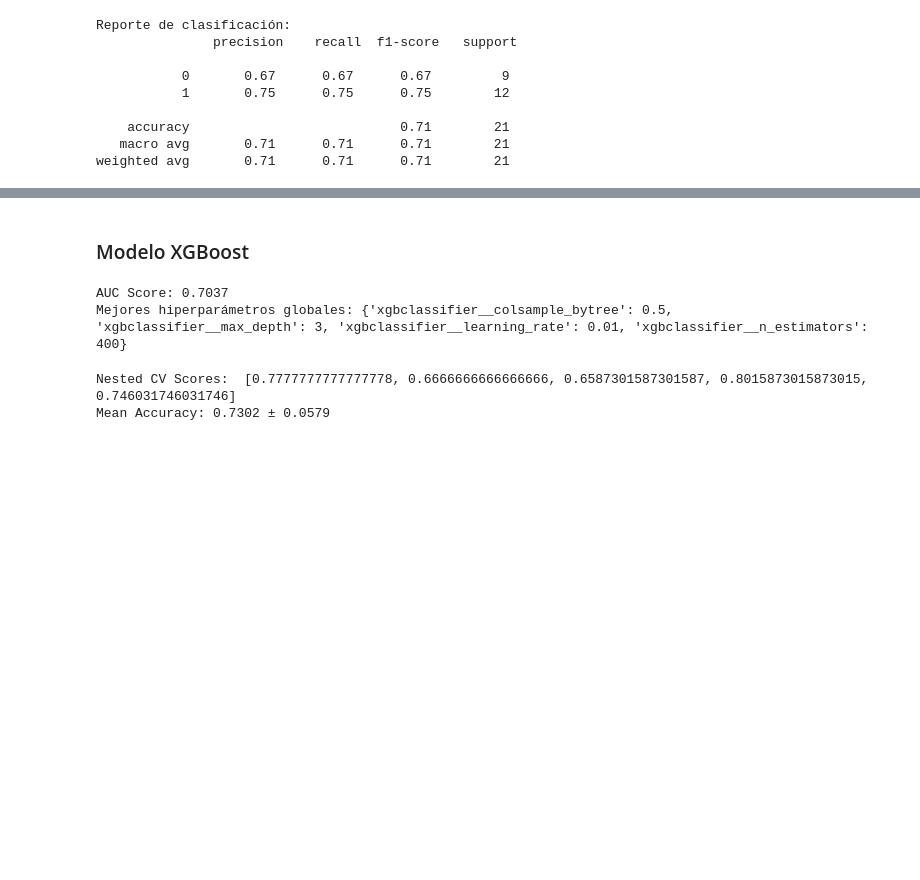
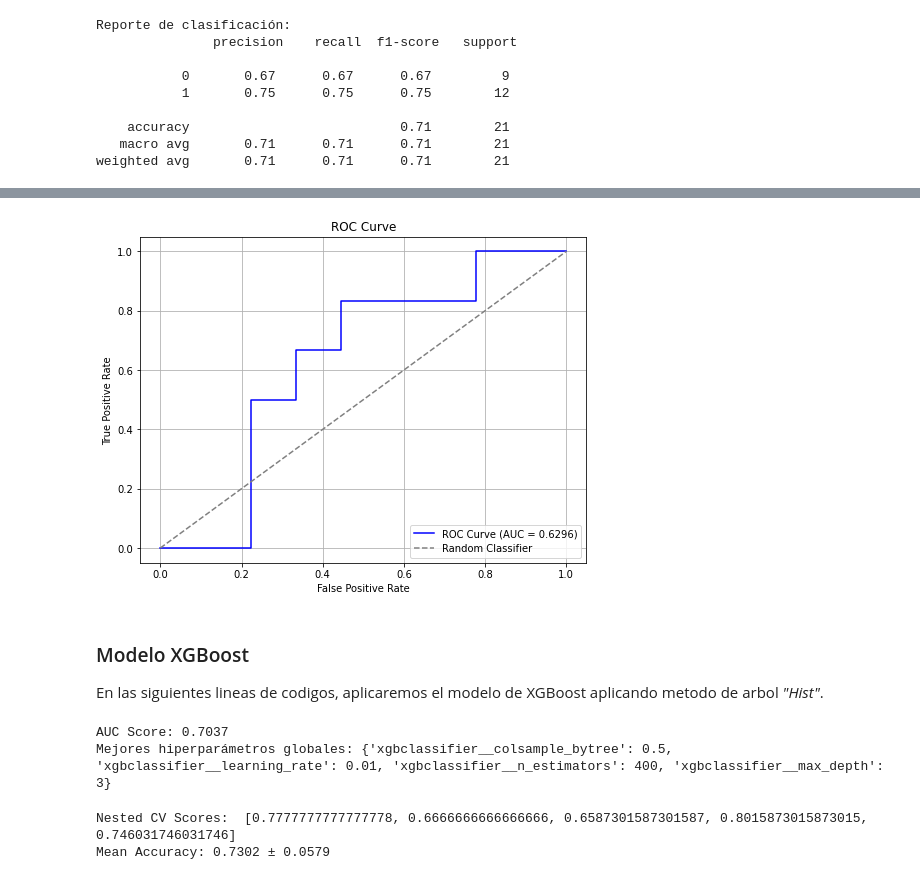
Before and after one commit to Iaibanez/jbook_ml202510, a Jupyter notebook: _sources/ML_Models.ipynb, the cells around one changed output, grey strips where cells are left out. Drawn from its saved outputs; the diff is of its cells as text; code cells hidden in the pictures; blank space fills up the shorter version.

```diff
--- a/_sources/ML_Models.ipynb
+++ b/_sources/ML_Models.ipynb
@@ -474,5 +542,27 @@ weighted avg       0.62      0.62      0.62        21
-# %% [markdown]
-### Modelo XGBoost
+# %%
+# Calcular puntos de la curva ROC
+fpr, tpr, thresholds = roc_curve(all_y_true, all_y_scores)
+
+# Graficar la curva ROC
+plt.figure(figsize=(8, 6))
+plt.plot(fpr, tpr, color='blue', label=f'ROC Curve (AUC = {auc_score:.4f})')
+plt.plot([0, 1], [0, 1], color='gray', linestyle='--', label='Random Classifier')
+plt.xlabel('False Positive Rate')
+plt.ylabel('True Positive Rate')
+plt.title('ROC Curve')
+plt.legend(loc='lower right')
+plt.grid(True)
+plt.show()
+
+# Calcular AUC
+auc_score = roc_auc_score(all_y_true, all_y_scores)
+print(f"AUC Score: {auc_score:.4f}")
+# %% [output]
+[figure, added]
+# %% [markdown]
+### Modelo XGBoost
+
+En las siguientes lineas de codigos, aplicaremos el modelo de XGBoost aplicando metodo de arbol *"Hist"*.
 # %%
 from xgboost import XGBClassifier  # Para clasificación
 
@@ -533,17 +623,13 @@ for train_idx, test_idx in cv_outer.split(X, y):
 best_overall_params = Counter(best_params_list).most_common(1)[0][0]
 best_overall_params = dict(best_overall_params)  # Convertimos de nuevo a diccionario
 
-# Calcular AUC
-auc_score = roc_auc_score(all_y_true, all_y_scores)
-print(f"AUC Score: {auc_score:.4f}")
-
 # Eliminamos los prefijos
-best_params = {k.replace("kneighborsclassifier__", ""): v for k, v in best_overall_params.items()}
+best_params = {k.replace("xgbclassifierr__", ""): v for k, v in best_overall_params.items()}
 
 print("Mejores hiperparámetros globales:", best_params)
 # %% [output]
 AUC Score: 0.7037
-Mejores hiperparámetros globales: {'xgbclassifier__colsample_bytree': 0.5, 'xgbclassifier__max_depth': 3, 'xgbclassifier__learning_rate': 0.01, 'xgbclassifier__n_estimators': 400}
+Mejores hiperparámetros globales: {'xgbclassifier__colsample_bytree': 0.5, 'xgbclassifier__learning_rate': 0.01, 'xgbclassifier__n_estimators': 400, 'xgbclassifier__max_depth': 3}
 # %%
 # Mostrar resultados de Nested Cross-Validation
 print("Nested CV Scores: ", nested_scores)
```
Also changed, not shown: parts of 32 cells of this notebook, 9 other files.
